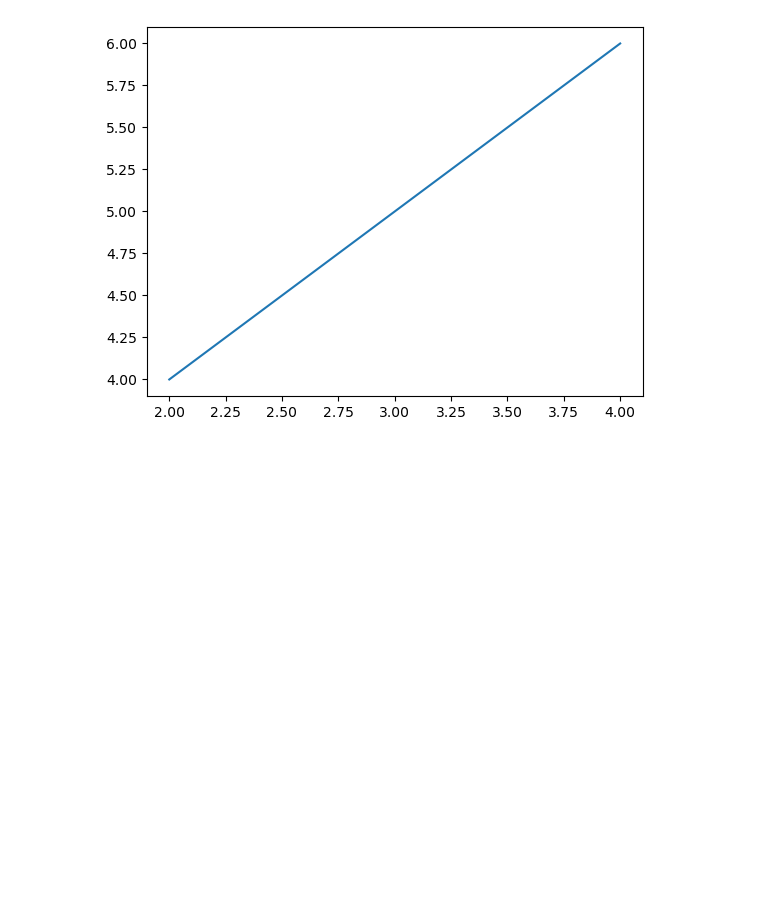
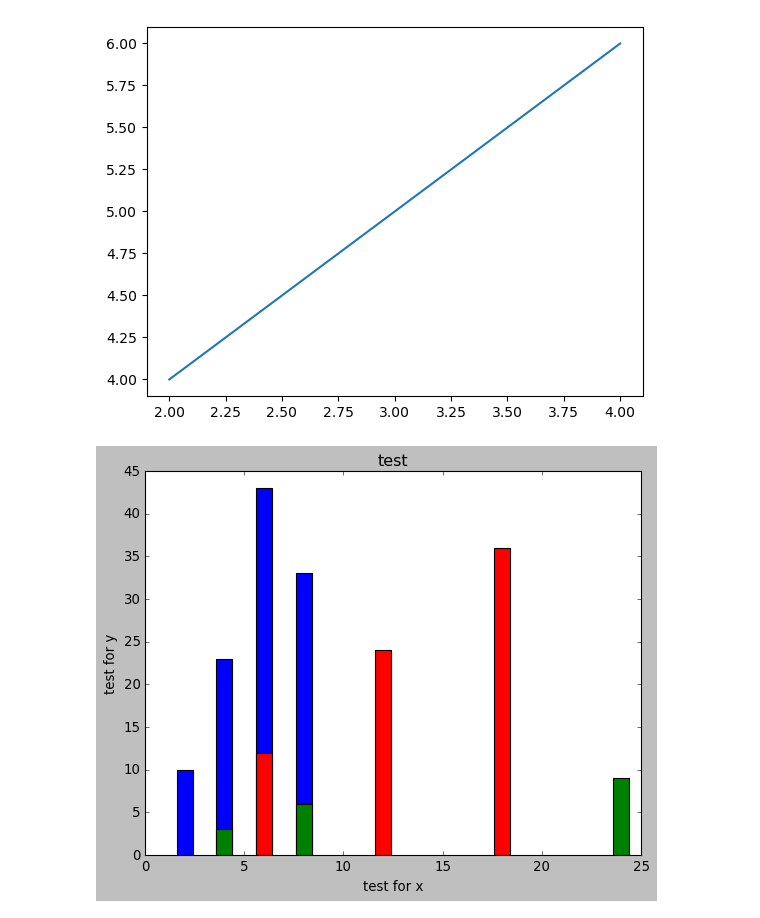
Before and after one commit to Shyam165/Summer-Internship, a Jupyter notebook: Matplotlib/matplotlib.ipynb, the cells around one changed output. Drawn from its saved outputs; the diff is of its cells as text; code cells hidden in the pictures; blank space fills up the shorter version.

Commit message:
updating matplotlib file

```diff
--- a/Matplotlib/matplotlib.ipynb
+++ b/Matplotlib/matplotlib.ipynb
@@ -10,3 +10,30 @@ plt.show
 # %% [output]
 <function matplotlib.pyplot.show(close=None, block=None)>
 [figure]
+# %%
+import matplotlib.pyplot as plt
+from matplotlib import style
+
+style.use('classic')
+# style.use('dark_background')
+
+x=[2,4,6,8]
+y=[10,23,43,33]
+
+x1=[4,8,24]
+y1=[3,6,9]
+
+x2=[6,12,18]
+y2=[12,24,36]
+
+plt.bar(x,y)
+plt.bar(x1,y1)
+plt.bar(x2,y2)
+
+plt.title('test')
+plt.xlabel('test for x')
+plt.ylabel('test for y')
+
+plt.show()
+# %% [output]
+[figure, added]
```
Also changed, not shown: parts of 3 cells of this notebook.
